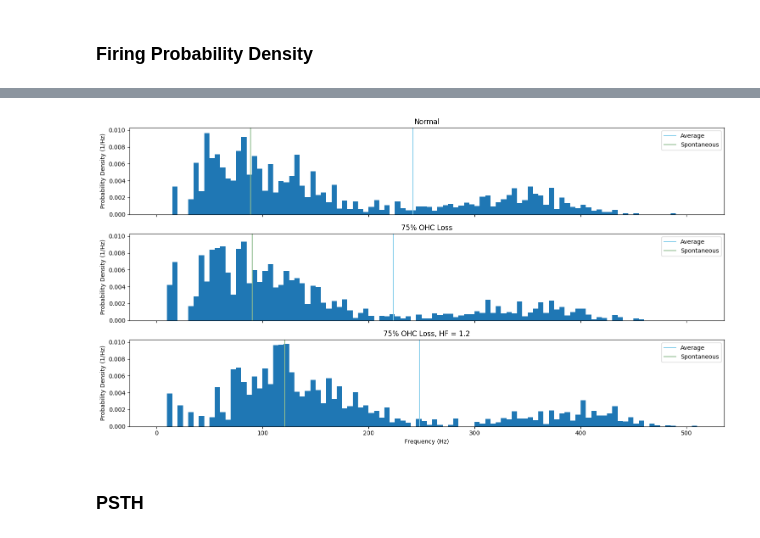
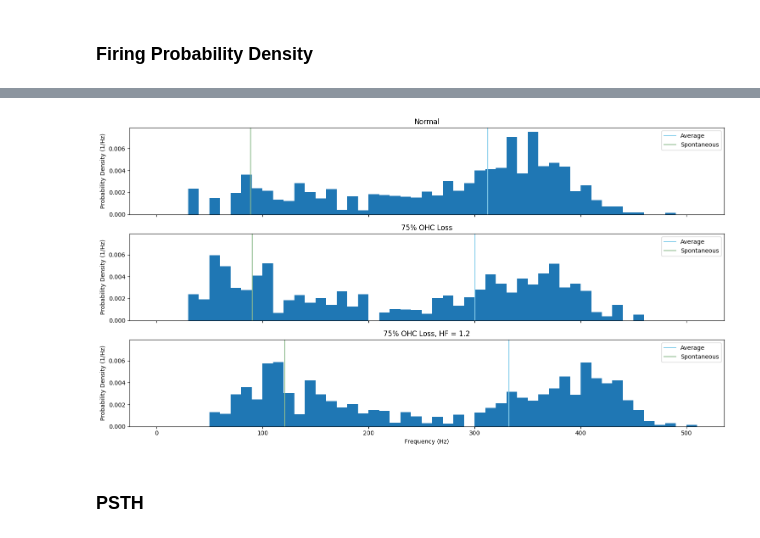
Before and after one commit to kedoxey/DCN_model, a Jupyter notebook: notebooks/SPC_network.ipynb, the cells around one changed output, grey strips where cells are left out. Drawn from its saved outputs; the diff is of its cells as text; code cells hidden in the pictures.

```diff
--- a/notebooks/SPC_network.ipynb
+++ b/notebooks/SPC_network.ipynb
@@ -776,7 +779,7 @@ fig.savefig('RL_curve-III-hc_impairment.png', dpi=300)
 cf_dir = '/data/scrook/dcnmodel_scratch/output/rate_level-22kHZ_single_cell-simple_syns-22000Hz_14ls-10nreps-III_13000loss-hc-hf'
 # above_cf_dir = '/data/scrook/dcnmodel_scratch/output/rate_level-22kHZ_single_cell-simple_syns-28000Hz_14ls-10nreps-III-hf'
 # %%
-homeostasis_factors = [1, 1.01, 1.05, 1.1, 1.2, 1.3, 1.4, 2, 3]
+homeostasis_factors = [1, 1.01, 1.05, 1.1, 1.2, 1.3, 1.4, 1.5, 2, 3]
 
 sgc_weight = 0.00044
 tv_weight = 0.0006
@@ -1040,34 +980,0 @@ fig.savefig('PD_ohc.png', dpi=300)
-# %%
-hf = 2
-sp_weight = np.round(t3_syn_weights['sp']*hf,7)
-vp_weight = np.round(t3_syn_weights['vp']/hf,7)
-dp_weight = np.round(t3_syn_weights['dp']/hf,7)
-
-combo_dir = f'/data/scrook/dcnmodel_scratch/output/rate_level-22kHZ_single_cell-simple_syns-22000Hz_14ls-10nreps-III_13000loss-hc-hf/COx0.25_CIx1.0/SPx{sp_weight}_VPx{vp_weight}_DPx{dp_weight}'
-results_df = pickle.load(open(os.path.join(combo_dir,'1fs_14dbs_22000cf-results_od.pkl'), 'rb'))
-data_norm = pickle.load(open(os.path.join(combo_dir,'DATA-1fs_14dbs_22000cf-rate_level_curve-loss.pkl'),'rb'))
-levels = data_norm['levels']
-
-pyr_spont_rate = get_spontaneous_firing_rate('pyramidal', results_df, stimpar['baseline'])
-
-all_spikes = []
-
-for level in levels:
-
-    pyr_spkt = results_df[f'f0: {freq}  dBspl: {int(level)}'][1][0][('pyramidal', 2340)][1]
-    all_spikes.append(pyr_spkt)
-
-avg_freq, density, bin_centers, bin_edges = time_weight_probability_density(all_spikes)
-
-fig, axs = plt.subplots(1,1,figsize=(10,5))
-
-axs.axvline(avg_freq, color='skyblue', label='Average')
-axs.axvline(pyr_spont_rate, color='darkseagreen', label='Spontaneous')
-axs.bar(bin_centers, density, width=np.diff(bin_edges), align='center')
-axs.set_xlabel('Frequency (Hz)')
-axs.set_ylabel('Probability Density (1/Hz)')
-
-axs.legend(loc='upper right')
-fig.suptitle(f'75% OHC Loss, HF = {hf}')
-fig.tight_layout()
-fig.savefig('PD_ohc_hf.png', dpi=300)
@@ -1078,4 +981,5 @@ fig.savefig('PD_ohc_hf.png', dpi=300)
 # %%
+freq = 22000
 hf = 1.2
 sp_weight = np.round(t3_syn_weights['sp']*hf,7)
 vp_weight = np.round(t3_syn_weights['vp']/hf,7)
@@ -1090,35 +994,36 @@ conds = ['Normal', '75% OHC Loss', f'75% OHC Loss, HF = {hf}']
 fig, axs = plt.subplots(3,1,figsize=(15,8),sharex=True, sharey=True)
 
 for i, cond_dir in enumerate([norm_dir, loss_dir, loss_hf_dir]):
 
     results_df = pickle.load(open(os.path.join(cond_dir,'1fs_14dbs_22000cf-results_od.pkl'), 'rb'))
     hear_flag = '-loss' if i > 0 else ''
     data_norm = pickle.load(open(os.path.join(cond_dir,f'DATA-1fs_14dbs_22000cf-rate_level_curve{hear_flag}.pkl'),'rb'))
     levels = data_norm['levels']
 
     pyr_spont_rate = get_spontaneous_firing_rate('pyramidal', results_df, stimpar['baseline'])
 
     all_spikes = []
 
     for level in levels:
 
         pyr_spkt = results_df[f'f0: {freq}  dBspl: {int(level)}'][1][0][('pyramidal', 2340)][1]
+        pyr_spkt = pyr_spkt[np.where((pyr_spkt > stimpar['response'][0]) & (pyr_spkt < stimpar['response'][1]))]
         all_spikes.append(pyr_spkt)
 
-    avg_freq, density, bin_centers, bin_edges = time_weight_probability_density(all_spikes, bin_width=5)
+    avg_freq, density, bin_centers, bin_edges = time_weight_probability_density(all_spikes, bin_width=10)
 
     axs[i].axvline(avg_freq, color='skyblue', label='Average')
     axs[i].axvline(pyr_spont_rate, color='darkseagreen', label='Spontaneous')
     axs[i].bar(bin_centers, density, width=np.diff(bin_edges), align='center')
     axs[i].set_ylabel('Probability Density (1/Hz)')
     axs[i].set_title(conds[i])
 
     axs[i].legend(loc='upper right')
     # fig.suptitle(f'75% OHC Loss, HF = {hf}')
 axs[-1].set_xlabel('Frequency (Hz)')
 fig.tight_layout()
 # %% [output]
-[figure, old version]
+[figure, new version]
 # %% [markdown]
 ### PSTH
 # %%
```
Also changed, not shown: parts of 11 cells of this notebook, 41 other files.
